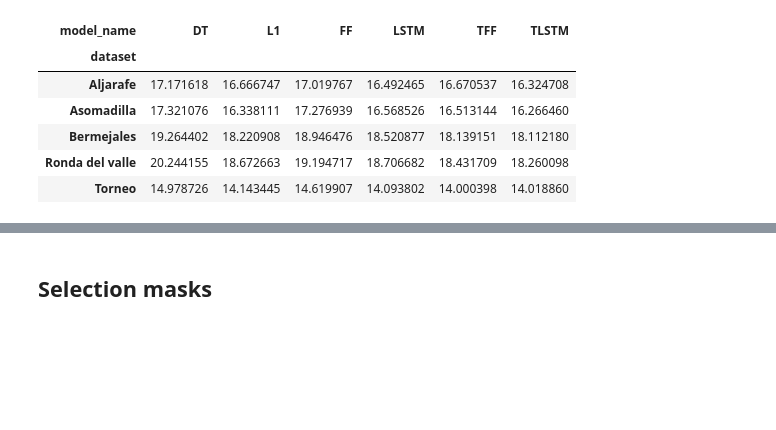
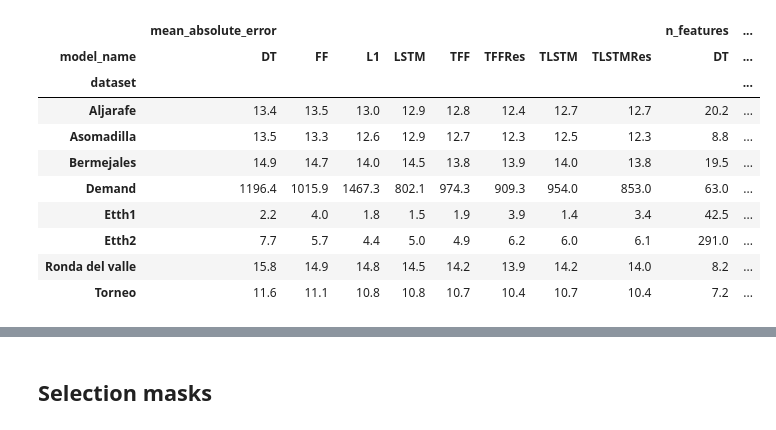
Before and after one commit to manjimnav/ResSelNet, a Jupyter notebook: analysis.ipynb, the cells around one changed output, grey strips where cells are left out. Cells and saved outputs as stored; diff of their text form; code cells hidden in the pictures; blank space fills up the shorter version.

```diff
--- a/analysis.ipynb
+++ b/analysis.ipynb
@@ -24,11 +7,31 @@ FileNotFoundError: [Errno 2] No such file or directory: 'results/OzoneCrossVal/r
+# %%
+
+total_metrics = pd.DataFrame()
+for file in glob("results/ResSelNet/*.csv"):
+    metrics = pd.read_csv(file)
+    total_metrics = pd.concat((total_metrics, metrics)).reset_index(drop=True)
+
+total_metrics["n_features"] = total_metrics.selected_features.str.replace("' '", "','", regex=True).apply(eval).apply(len)
 # %%
 total_metrics['model_name'] = total_metrics['model_name'].replace({'decisiontree': 'DT', 'lstm': "LSTM"})
 total_metrics['selection_name'] = total_metrics['selection_name'].replace({'NoSelection': 'NS', 'TimeSelectionLayer': 'TSL'})
 
-total_metrics.loc[(total_metrics.selection_name=='TSL') & (total_metrics.model_name=='LSTM'), 'model_name'] = 'TLSTM'
-total_metrics.loc[(total_metrics.selection_name=='TSL') & (total_metrics.model_name=='dense'), 'model_name'] = 'TFF'
-total_metrics.loc[total_metrics.selection_name=='TimeSelectionLayerConstant', 'model_name'] = 'TSL*'
-#total_metrics.loc[(total_metrics.selection_name=='TSL') & (total_metrics.selection_params_residual), 'model_name'] = 'TSLRes'
+total_metrics.loc[(total_metrics.selection_name=='TSL') & (total_metrics.model_name=='LSTM')  & (total_metrics.selection_params_residual), 'model_name'] = 'TLSTMRes'
+total_metrics.loc[(total_metrics.selection_name=='TSL') & (total_metrics.model_name=='LSTM')& (~total_metrics.selection_params_residual.fillna(False)), 'model_name'] = 'TLSTM'
+total_metrics.loc[(total_metrics.selection_name=='TSL') & (total_metrics.model_name=='dense')& (total_metrics.selection_params_residual), 'model_name'] = 'TFFRes'
+total_metrics.loc[(total_metrics.selection_name=='TSL') & (total_metrics.model_name=='dense')& (~total_metrics.selection_params_residual.fillna(False)), 'model_name'] = 'TFF'
 total_metrics['model_name'] = total_metrics['model_name'].replace({'dense': 'FF', 'lasso': 'L1'})
 total_metrics['dataset'] = total_metrics['dataset'].apply(lambda x: x.capitalize()).replace({'Rondadelvalle': 'Ronda del valle'})
 total_metrics.drop("dataset_name", inplace=True, axis=1)
+# %%
+model_params = [col for col in total_metrics.columns if 'model_params' in col or 'selection_params' in col ]
+pd.set_option('display.max_columns', 500)
+
+grouped = total_metrics.groupby(['dataset', 'selection_name', 'model_name', *model_params], dropna=False)[["root_mean_squared_error"]].mean()
+best_index = grouped.loc[grouped.groupby(['dataset', 'selection_name', 'model_name', 'selection_params_residual'], dropna=False).root_mean_squared_error.idxmin()].index
+
+total_metrics_indexed = total_metrics.set_index(['dataset', 'selection_name', 'model_name',*model_params])
+
+best_by_year = total_metrics_indexed.loc[best_index, ['root_mean_squared_error', 'mean_absolute_error', 'mean_squared_error', 'dataset_params_test_year', 'dataset_params_seq_len', 'dataset_params_crossval', "dataset_params_shift","dataset_params_pred_len", 'features', 'selected_features', 'duration', 'n_features']].reset_index()
+
+best_by_year[(best_by_year.dataset_params_test_year>2005) | (best_by_year.dataset_params_test_year.isna())].groupby(['dataset', 'model_name'], dropna=False)[["root_mean_squared_error", "mean_squared_error", "mean_absolute_error", "duration", 'n_features', 'dataset_params_seq_len']].mean().reset_index().pivot(index = 'dataset', columns='model_name', values=['mean_absolute_error', 'n_features', 'dataset_params_seq_len']).round(1)#[["TFF", "TLSTM"]]#.to_latex()
@@ -35,21 +62,25 @@ total_metrics.drop("dataset_name", inplace=True, axis=1)
 # %%
 model_params = [col for col in total_metrics.columns if 'model_params' in col or 'selection_params' in col]
 grouped = total_metrics.groupby(['dataset', 'selection_name', 'model_name', *model_params], dropna=False)[["root_mean_squared_error_valid"]].mean()
 best_index = grouped.loc[grouped.groupby(['dataset', 'selection_name', 'model_name', 'selection_params_residual'], dropna=False).root_mean_squared_error_valid.idxmin()].index
 
 total_metrics_indexed = total_metrics.set_index(['dataset', 'selection_name', 'model_name',*model_params])
 
-best_by_year = total_metrics_indexed.loc[best_index, ['root_mean_squared_error', 'mean_absolute_error', 'dataset_params_test_year', 'dataset_params_seq_len', 'features', 'selected_features']].reset_index()
+best_by_year = total_metrics_indexed.loc[best_index, ['root_mean_squared_error', 'mean_absolute_error', 'mean_squared_error', 'dataset_params_test_year', 'dataset_params_seq_len', 'features', 'selected_features', 'duration', 'n_features']].reset_index()
 
-best_by_year[best_by_year.dataset_params_test_year>2005].groupby(['dataset', 'model_name'], dropna=False)[["root_mean_squared_error"]].mean().reset_index().pivot(index = 'dataset', columns='model_name', values='root_mean_squared_error')[["DT", "L1", "FF", "LSTM", "TFF", "TLSTM"]]#.to_latex()
+best_by_year[(best_by_year.dataset_params_test_year>2005) | (best_by_year.dataset_params_test_year.isna())].groupby(['dataset', 'model_name'], dropna=False)[["root_mean_squared_error", "mean_squared_error", "mean_absolute_error", "duration", 'n_features']].mean().reset_index().pivot(index = 'dataset', columns='model_name', values=['mean_absolute_error', 'n_features']).round(1)#[["TFF", "TLSTM"]]#.to_latex()
 # %% [output]
-| model_name | DT | L1 | FF | LSTM | TFF | TLSTM |
-| dataset |  |  |  |  |  |  |
-| Aljarafe | 17.171618 | 16.666747 | 17.019767 | 16.492465 | 16.670537 | 16.324708 |
-| Asomadilla | 17.321076 | 16.338111 | 17.276939 | 16.568526 | 16.513144 | 16.266460 |
-| Bermejales | 19.264402 | 18.220908 | 18.946476 | 18.520877 | 18.139151 | 18.112180 |
-| Ronda del valle | 20.244155 | 18.672663 | 19.194717 | 18.706682 | 18.431709 | 18.260098 |
-| Torneo | 14.978726 | 14.143445 | 14.619907 | 14.093802 | 14.000398 | 14.018860 |
+|  | mean_absolute_error |  |  |  |  |  |  |  | n_features | ... |
+| model_name | DT | FF | L1 | LSTM | TFF | TFFRes | TLSTM | TLSTMRes | DT | ... |
+| dataset |  |  |  |  |  |  |  |  |  | ... |
+| Aljarafe | 13.4 | 13.5 | 13.0 | 12.9 | 12.8 | 12.4 | 12.7 | 12.7 | 20.2 | ... |
+| Asomadilla | 13.5 | 13.3 | 12.6 | 12.9 | 12.7 | 12.3 | 12.5 | 12.3 | 8.8 | ... |
+| Bermejales | 14.9 | 14.7 | 14.0 | 14.5 | 13.8 | 13.9 | 14.0 | 13.8 | 19.5 | ... |
+| Demand | 1196.4 | 1015.9 | 1467.3 | 802.1 | 974.3 | 909.3 | 954.0 | 853.0 | 63.0 | ... |
+| Etth1 | 2.2 | 4.0 | 1.8 | 1.5 | 1.9 | 3.9 | 1.4 | 3.4 | 42.5 | ... |
+| Etth2 | 7.7 | 5.7 | 4.4 | 5.0 | 4.9 | 6.2 | 6.0 | 6.1 | 291.0 | ... |
+| Ronda del valle | 15.8 | 14.9 | 14.8 | 14.5 | 14.2 | 13.9 | 14.2 | 14.0 | 8.2 | ... |
+| Torneo | 11.6 | 11.1 | 10.8 | 10.8 | 10.7 | 10.4 | 10.7 | 10.4 | 7.2 | ... |
 # %%
 sns.set(font_scale=1.4, style='white')
 plt.figure(figsize=(20,20))
```
Also changed, not shown: parts of 12 cells of this notebook, 4 other files.
